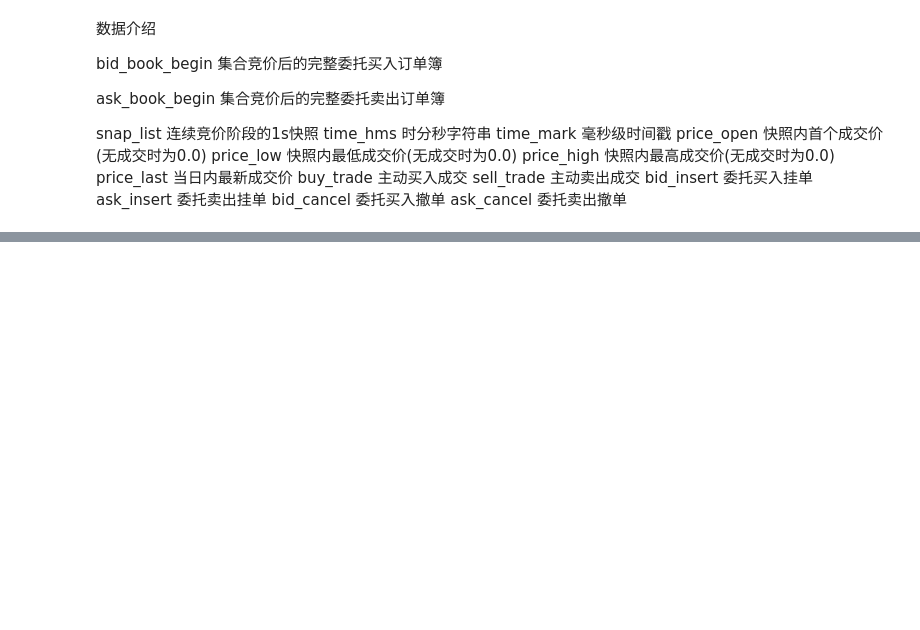
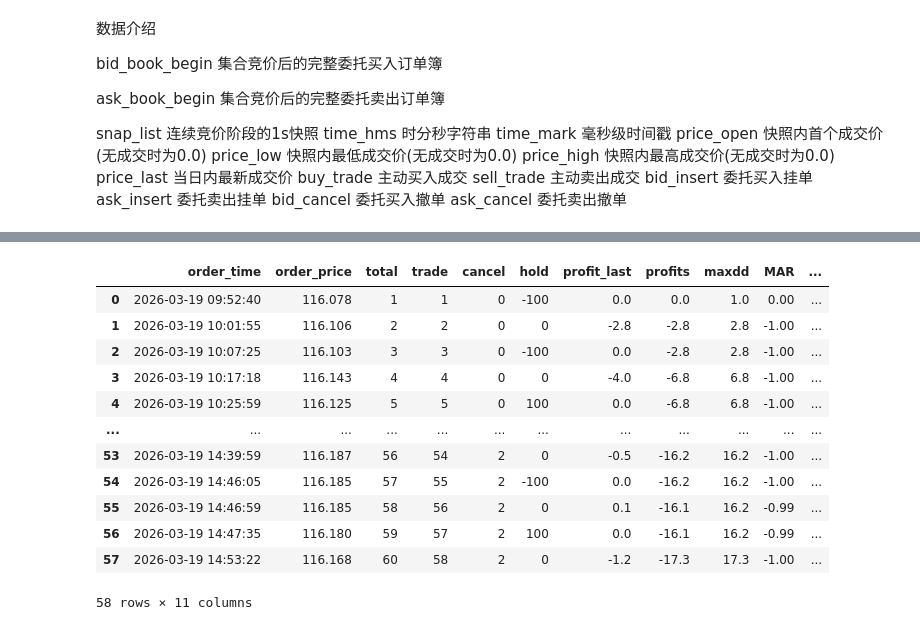
Before and after one commit to artinsophia/Quant-Intern-2026, a Jupyter notebook: bollinger_bands/test.ipynb, the cells around one changed output, grey strips where cells are left out. Drawn from its saved outputs; the diff is of its cells as text; code cells hidden in the pictures; blank space fills up the shorter version.

```diff
--- a/bollinger_bands/test.ipynb
+++ b/bollinger_bands/test.ipynb
@@ -38,11 +35,13 @@ trade_ymd = '20260319'
 day = 5
 # %%
 param_dict = {
-    'name' : 'grid_trading',
-    'threshold' : 0.002,
-    'baseline' : baseline,
+    'name' : 'bollingger_bands',
     'instrument_id' : instrument_id,
-    'trade_ymd' : trade_ymd
+    'trade_ymd' : trade_ymd,
+
+    'ma_window': 300,
+    'std_window': 300,
+    'beta': 3
 }
 # %%
 %%time
@@ -118,4 +138,5 @@ def backtest_demo(instrument_id, trade_ymd, strategy_name):
         position_dict[snap['time_mark']] = strategy.position_last
     profit = base_tool.backtest_quick(instrument_id, trade_ymd, strategy_name, position_dict)
     return profit
-backtest_demo('511520', '20260319', 'grid_trading')
+backtest_demo(instrument_id, trade_ymd, param_dict['name'])
+# %% [output]
@@ -121,0 +146,13 @@ backtest_demo('511520', '20260319', 'grid_trading')
+|  | order_time | order_price | total | trade | cancel | hold | profit_last | profits | maxdd | MAR | ... |
+| 0 | 2026-03-19 09:52:40 | 116.078 | 1 | 1 | 0 | -100 | 0.0 | 0.0 | 1.0 | 0.00 | ... |
+| 1 | 2026-03-19 10:01:55 | 116.106 | 2 | 2 | 0 | 0 | -2.8 | -2.8 | 2.8 | -1.00 | ... |
+| 2 | 2026-03-19 10:07:25 | 116.103 | 3 | 3 | 0 | -100 | 0.0 | -2.8 | 2.8 | -1.00 | ... |
+| 3 | 2026-03-19 10:17:18 | 116.143 | 4 | 4 | 0 | 0 | -4.0 | -6.8 | 6.8 | -1.00 | ... |
+| 4 | 2026-03-19 10:25:59 | 116.125 | 5 | 5 | 0 | 100 | 0.0 | -6.8 | 6.8 | -1.00 | ... |
+| ... | ... | ... | ... | ... | ... | ... | ... | ... | ... | ... | ... |
+| 53 | 2026-03-19 14:39:59 | 116.187 | 56 | 54 | 2 | 0 | -0.5 | -16.2 | 16.2 | -1.00 | ... |
+| 54 | 2026-03-19 14:46:05 | 116.185 | 57 | 55 | 2 | -100 | 0.0 | -16.2 | 16.2 | -1.00 | ... |
+| 55 | 2026-03-19 14:46:59 | 116.185 | 58 | 56 | 2 | 0 | 0.1 | -16.1 | 16.2 | -0.99 | ... |
+| 56 | 2026-03-19 14:47:35 | 116.180 | 59 | 57 | 2 | 100 | 0.0 | -16.1 | 16.2 | -0.99 | ... |
+| 57 | 2026-03-19 14:53:22 | 116.168 | 60 | 58 | 2 | 0 | -1.2 | -17.3 | 17.3 | -1.00 | ... |
+58 rows × 11 columns
```
Also changed, not shown: parts of 3 cells of this notebook, 1 other file.
